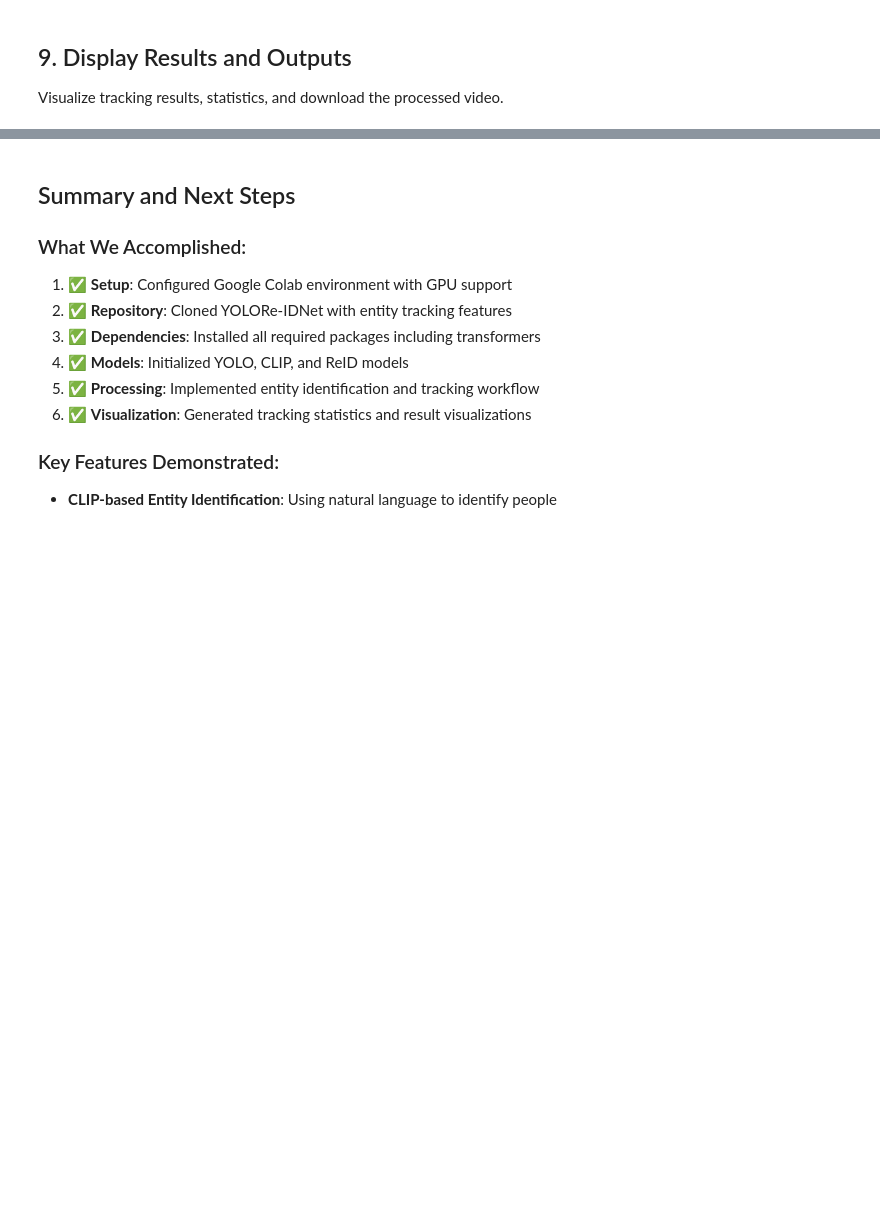
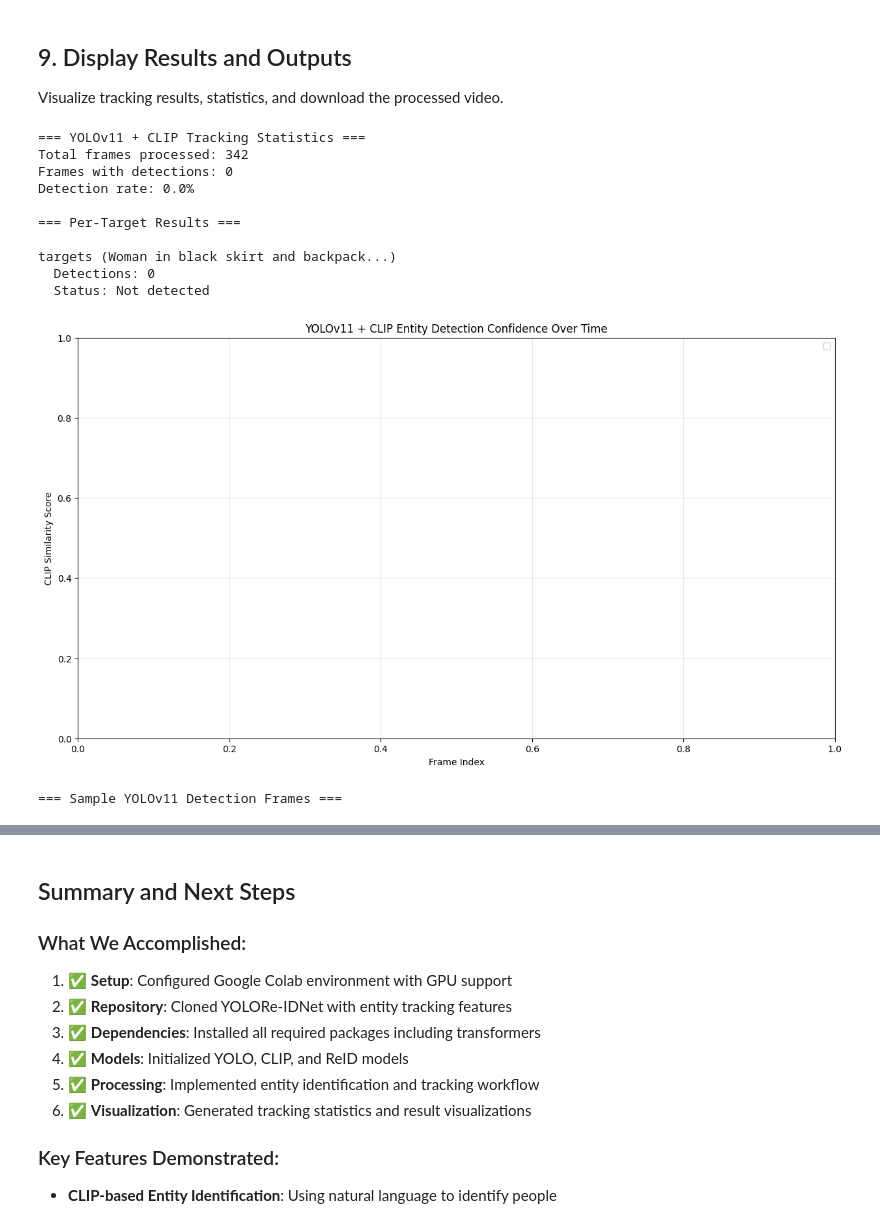
Before and after one commit to Shiveshrane/YOLORe-IDNet, a Jupyter notebook: YOLORe_IDNet_Colab_Testing.ipynb, the cells around one changed output, grey strips where cells are left out. Drawn from its saved outputs; the diff is of its cells as text; code cells hidden in the pictures; blank space fills up the shorter version.

```diff
--- a/YOLORe_IDNet_Colab_Testing.ipynb
+++ b/YOLORe_IDNet_Colab_Testing.ipynb
@@ -270,11 +379,21 @@ Set up the YOLO, CLIP, and ReID models for entity tracking.
 # Initialize models
 print("Initializing models...")
 
-# 1. Load YOLOv5 model
-print("Loading YOLOv5...")
-yolo_model = torch.hub.load('ultralytics/yolov5', 'yolov5n', pretrained=True)
+# 1. Load YOLOv11 model using Ultralytics
+print("Loading YOLOv11...")
+from ultralytics import YOLO
+
+# Check if YOLOv11 model was uploaded
+if 'yolo11_model_path' in globals() and yolo11_model_path:
+    yolo_model = YOLO(yolo11_model_path)
+    print(f"✅ YOLOv11 loaded from {yolo11_model_path}")
+else:
+    print("⚠️ YOLOv11 model not found. Attempting to download yolo11n.pt...")
+    yolo_model = YOLO('yolo11n.pt')  # This will auto-download if not present
+    print("✅ YOLOv11n downloaded and loaded")
+
+# Move model to device
 yolo_model.to(device)
-print("✅ YOLOv5 loaded")
 
 # 2. Initialize CLIP person identifier
 print("Loading CLIP model...")
@@ -506,7 +891,7 @@ Visualize tracking results, statistics, and download the processed video.
 if 'processing_results' in globals():
     results = processing_results
 
-    print("=== Tracking Statistics ===")
+    print("=== YOLOv11 + CLIP Tracking Statistics ===")
 
     # Overall statistics
     total_frames = len(results)
@@ -578,45 +963,58 @@ if 'processing_results' in globals():
 
     plt.xlabel('Frame Index')
     plt.ylabel('CLIP Similarity Score')
-    plt.title('Entity Detection Confidence Over Time')
+    plt.title('YOLOv11 + CLIP Entity Detection Confidence Over Time')
     plt.legend()
     plt.grid(True, alpha=0.3)
     plt.show()
 
     # Show some sample frames with detections
-    print("\n=== Sample Detection Frames ===")
+    print("\n=== Sample YOLOv11 Detection Frames ===")
     sample_frames = [r for r in results if r['matched_entities']][:6]  # Show up to 6 samples
 
     if sample_frames:
         fig, axes = plt.subplots(2, 3, figsize=(18, 12))
         axes = axes.flatten()
 
-        cap = cv2.VideoCapture('output_tracking.mp4')
+        cap = cv2.VideoCapture('output_tracking_yolo11.mp4')
 
         for i, sample in enumerate(sample_frames):
             if i >= 6:
                 break
 
             # Read frame
             cap.set(cv2.CAP_PROP_POS_FRAMES, sample['frame_idx'])
             ret, frame = cap.read()
 
             if ret:
                 frame_rgb = cv2.cvtColor(frame, cv2.COLOR_BGR2RGB)
                 axes[i].imshow(frame_rgb)
                 axes[i].set_title(f"Frame {sample['frame_idx']} ({sample['timestamp']:.1f}s)\n"
                                 f"{len(sample['matched_entities'])} entities detected")
                 axes[i].axis('off')
 
         cap.release()
 
         # Hide unused subplots
         for i in range(len(sample_frames), 6):
             axes[i].axis('off')
 
         plt.tight_layout()
         plt.show()
 else:
     print("❌ No processing results available. Please run the previous cell first.")
+# %% [output]
+=== YOLOv11 + CLIP Tracking Statistics ===
+Total frames processed: 342
+Frames with detections: 0
+Detection rate: 0.0%
+
+=== Per-Target Results ===
+
+targets (Woman in black skirt and backpack...)
+  Detections: 0
+  Status: Not detected
+[figure, added]
+=== Sample YOLOv11 Detection Frames ===
 # %%
 # Download processed video
```
Also changed, not shown: parts of 9 cells of this notebook.
